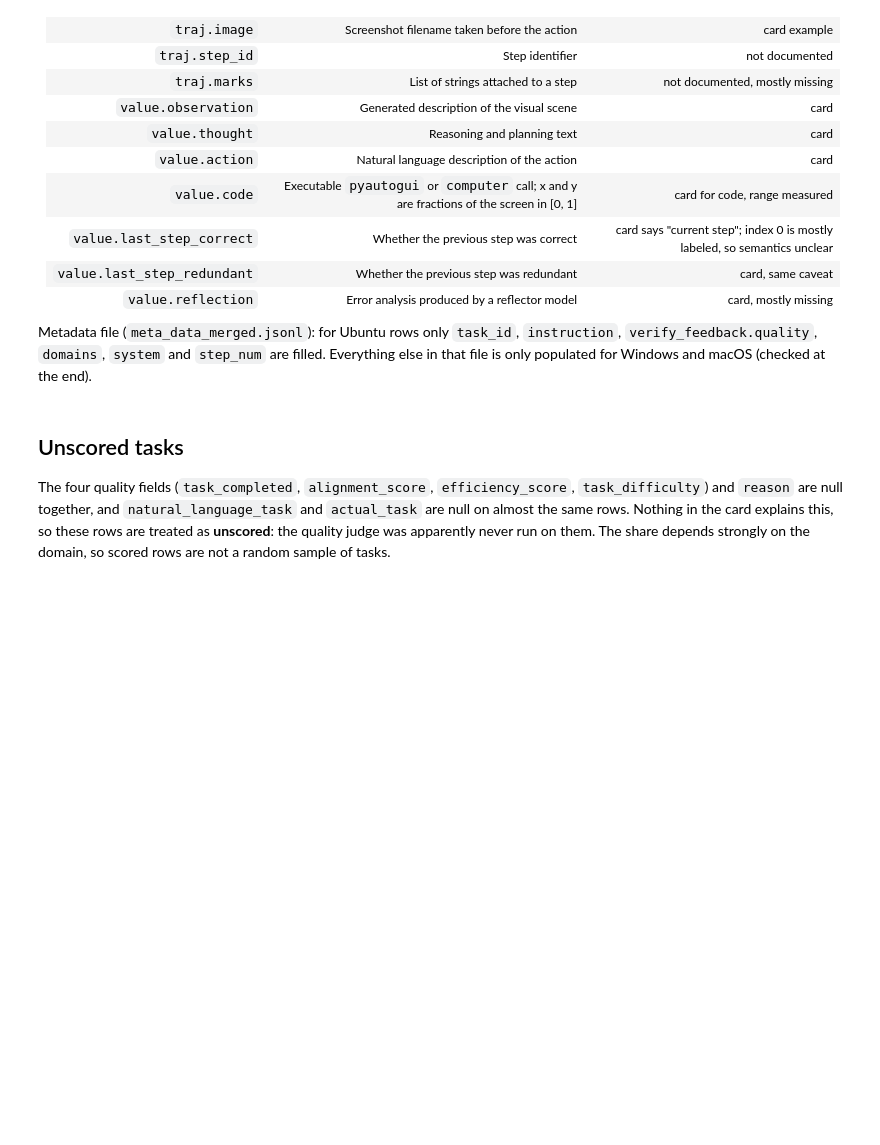
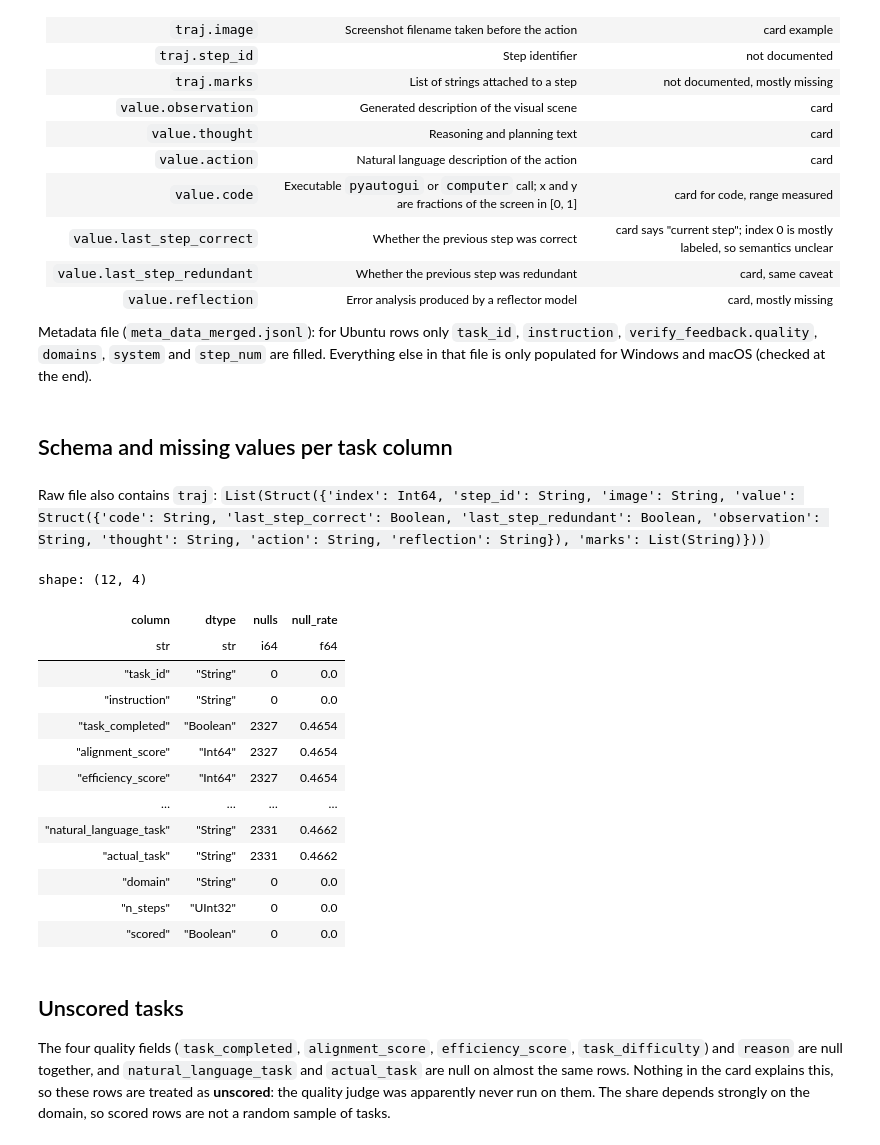
Before and after one commit to draklowell/active-belief-world-model, a Jupyter notebook: notebooks/05_agentnet_eda.ipynb, the cells around one changed output. Drawn from its saved outputs; the diff is of its cells as text; code cells hidden in the pictures; blank space fills up the shorter version.

```diff
--- a/notebooks/05_agentnet_eda.ipynb
+++ b/notebooks/05_agentnet_eda.ipynb
@@ -66,24 +81,34 @@ tasks = (
     .with_columns(pl.col("task_completed").is_not_null().alias("scored"))
     .collect()
 )
+# %% [markdown]
+## Schema and missing values per task column
 # %%
 schema = trajectories.collect_schema()
-mo.vstack(
-    [
-        mo.md("## Schema and missing values per task column"),
-        mo.ui.table(
-            pl.DataFrame(
-                {
-                    "column": tasks.columns,
-                    "dtype": [str(tasks.schema[column]) for column in tasks.columns],
-                    "nulls": [tasks[column].null_count() for column in tasks.columns],
-                }
-            ).with_columns((pl.col("nulls") / tasks.height).alias("null_rate")),
-            selection=None,
-        ),
-        mo.md(f"Raw file also contains `traj`: `{schema['traj']}`"),
-    ]
-)
+display(Markdown(f"Raw file also contains `traj`: `{schema['traj']}`"))
+pl.DataFrame(
+    {
+        "column": tasks.columns,
+        "dtype": [str(tasks.schema[column]) for column in tasks.columns],
+        "nulls": [tasks[column].null_count() for column in tasks.columns],
+    }
+).with_columns((pl.col("nulls") / tasks.height).alias("null_rate"))
+# %% [output]
+Raw file also contains `traj`: `List(Struct({'index': Int64, 'step_id': String, 'image': String, 'value': Struct({'code': String, 'last_step_correct': Boolean, 'last_step_redundant': Boolean, 'observation': String, 'thought': String, 'action': String, 'reflection': String}), 'marks': List(String)}))`
+shape: (12, 4)
+| column | dtype | nulls | null_rate |
+| str | str | i64 | f64 |
+| "task_id" | "String" | 0 | 0.0 |
+| "instruction" | "String" | 0 | 0.0 |
+| "task_completed" | "Boolean" | 2327 | 0.4654 |
+| "alignment_score" | "Int64" | 2327 | 0.4654 |
+| "efficiency_score" | "Int64" | 2327 | 0.4654 |
+| … | … | … | … |
+| "natural_language_task" | "String" | 2331 | 0.4662 |
+| "actual_task" | "String" | 2331 | 0.4662 |
+| "domain" | "String" | 0 | 0.0 |
+| "n_steps" | "UInt32" | 0 | 0.0 |
+| "scored" | "Boolean" | 0 | 0.0 |
 # %% [markdown]
 ## Unscored tasks
 
```
Also changed, not shown: parts of 23 cells of this notebook, 1 other file.
